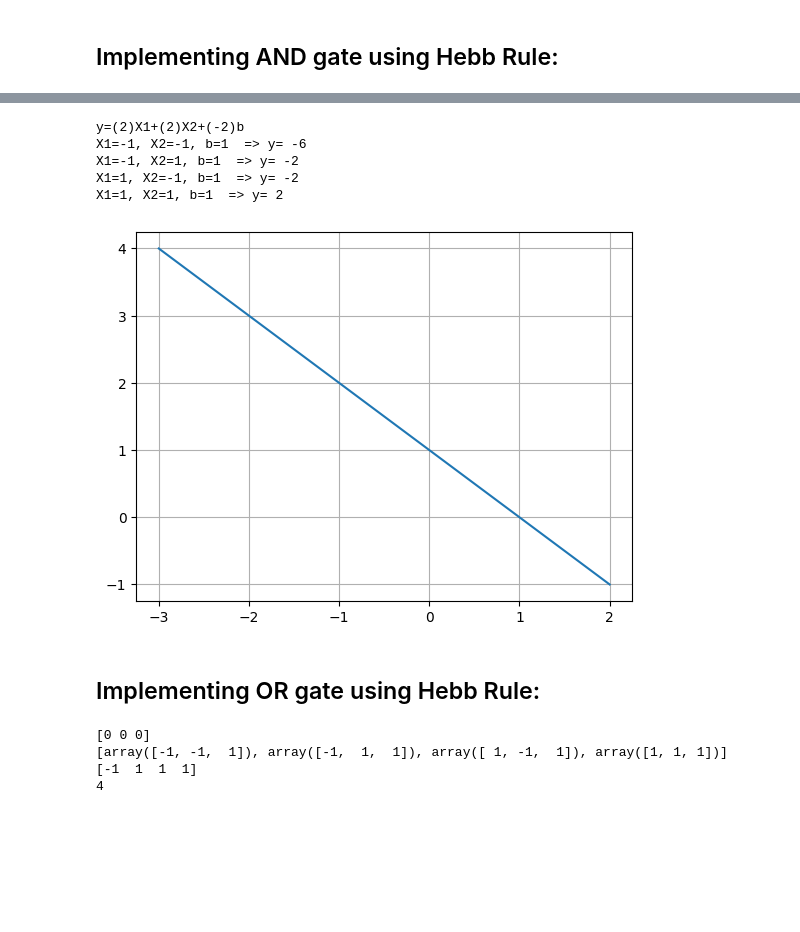
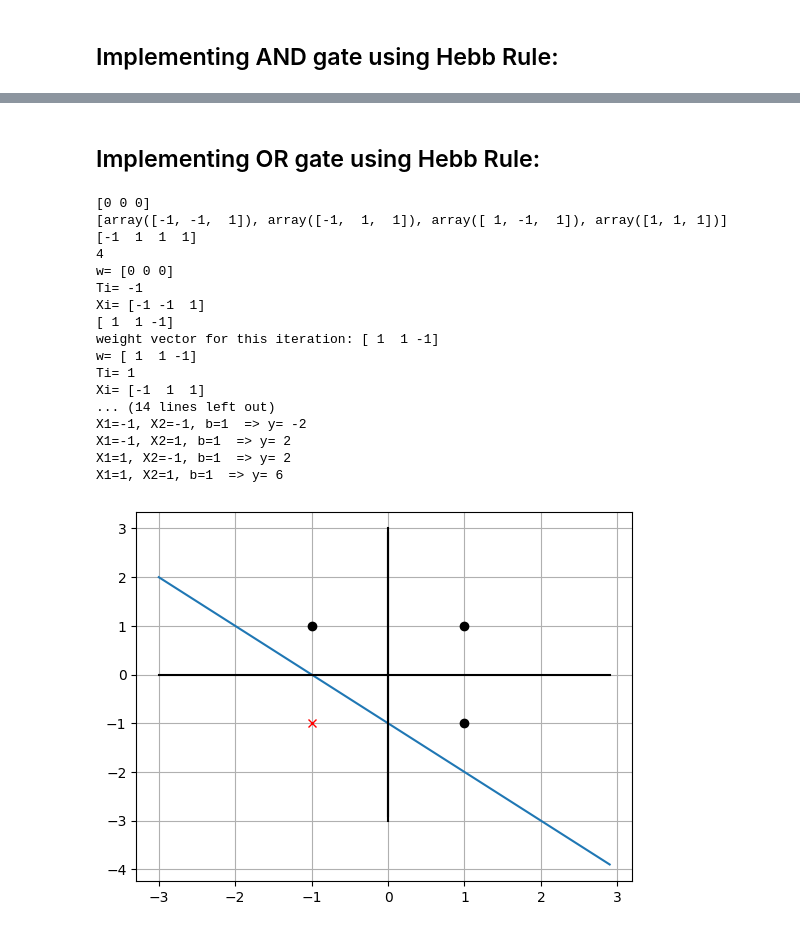
Before and after one commit to hdeldar/Hebbian-rule, a Jupyter notebook: Hebbian_rule.ipynb, the cells around one changed output, grey strips where cells are left out. Drawn from its saved outputs; the diff is of its cells as text; code cells hidden in the pictures; blank space fills up the shorter version.

```diff
--- a/Hebbian_rule.ipynb
+++ b/Hebbian_rule.ipynb
@@ -121,44 +157,37 @@ weight vector for this iteration: [ 2  2 -2]
-# %%
-print('y=({})X1+({})X2+({})b'.format( w[0], w[1], w[2]))
-for i in range(len(X)):
-  print('X1={}, X2={}, b={}  => y= {} '.format( X[i][0], X[i][1], X[i][2], w[0] * X[i][0] +  w[1] * X[i][1] +  w[2] * X[i][2]))
-# %% [output]
-y=(2)X1+(2)X2+(-2)b
-X1=-1, X2=-1, b=1  => y= -6
-X1=-1, X2=1, b=1  => y= -2
-X1=1, X2=-1, b=1  => y= -2
-X1=1, X2=1, b=1  => y= 2
-# %%
-import numpy as np
-import matplotlib.pyplot as plt
-
-def f(x1):
-    return (-1 * (w[0] * x1 +  w[2] * X[i][2])) / w[1]
-
-x1 = np.arange(-3, 3, 1)
-
-plt.plot(x1, f(x1))
-
-plt.grid()
-plt.show()
-# %% [output]
-[figure, removed]
 # %% [markdown]
 ## Implementing OR gate using Hebb Rule:
 # %%
 w=np.array([0, 0, 0])# [w1, w2, last one is bais]
-X=[np.array([-1, -1, 1]),
+x=[np.array([-1, -1, 1]),
    np.array([-1,  1, 1]),
    np.array([ 1, -1, 1]),
    np.array([ 1,  1, 1])]
-T=np.array([-1, 1, 1, 1])
+t=np.array([-1, 1, 1, 1])
 
 print(w)
-print (X)
-print (T)
-print(len(X))
+print (x)
+print (t)
+print(len(x))
+wb = hebb_rule(x,w,t)
+print(wb)
+test_hebb_rule(x,wb)
+plot_hebb_rule(x, wb, t)
 # %% [output]
 [0 0 0]
 [array([-1, -1,  1]), array([-1,  1,  1]), array([ 1, -1,  1]), array([1, 1, 1])]
 [-1  1  1  1]
 4
+w= [0 0 0]
+Ti= -1
+Xi= [-1 -1  1]
+[ 1  1 -1]
+weight vector for this iteration: [ 1  1 -1]
+w= [ 1  1 -1]
+Ti= 1
+Xi= [-1  1  1]
+... (14 lines left out)
+X1=-1, X2=-1, b=1  => y= -2
+X1=-1, X2=1, b=1  => y= 2
+X1=1, X2=-1, b=1  => y= 2
+X1=1, X2=1, b=1  => y= 6
+[figure, added]
```
Also changed, not shown: parts of 8 cells of this notebook.
